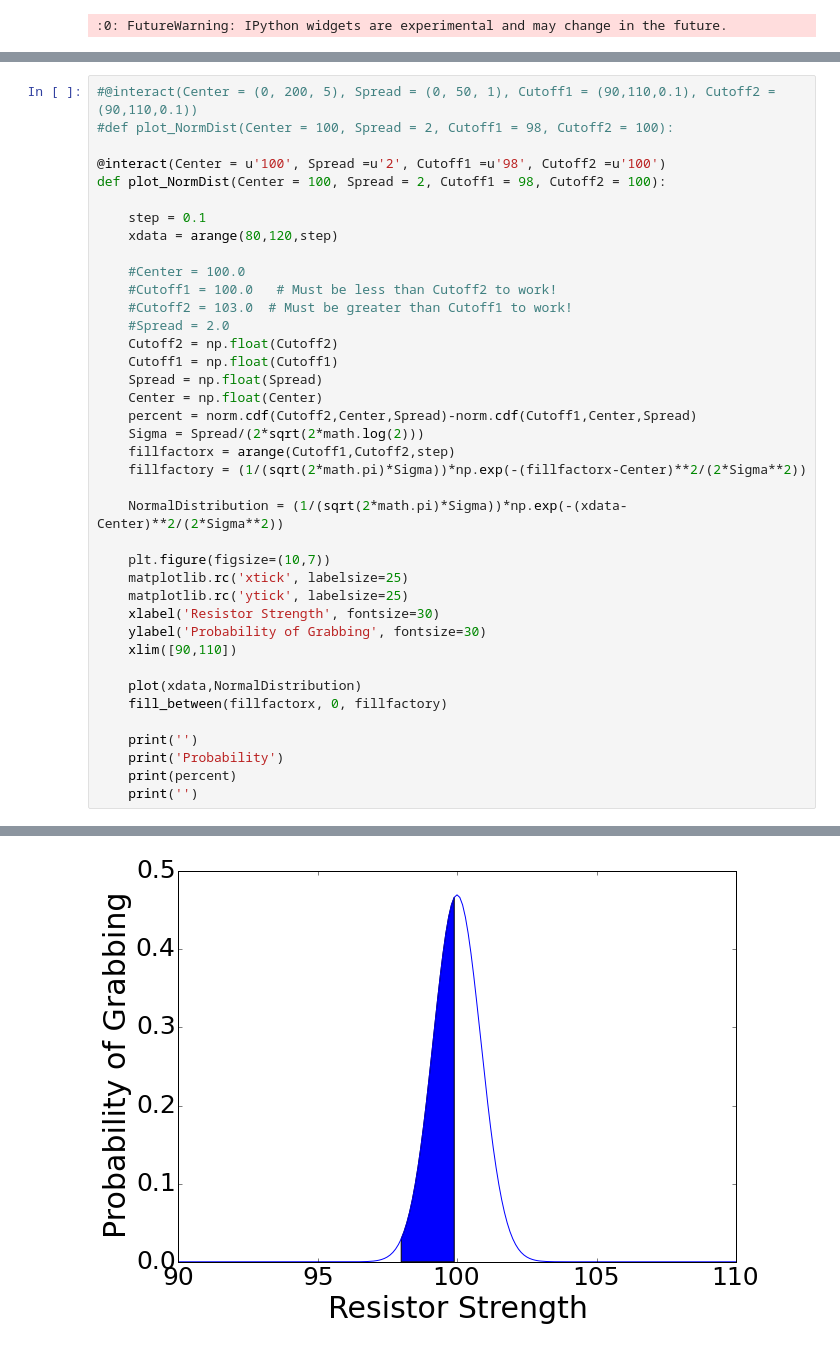
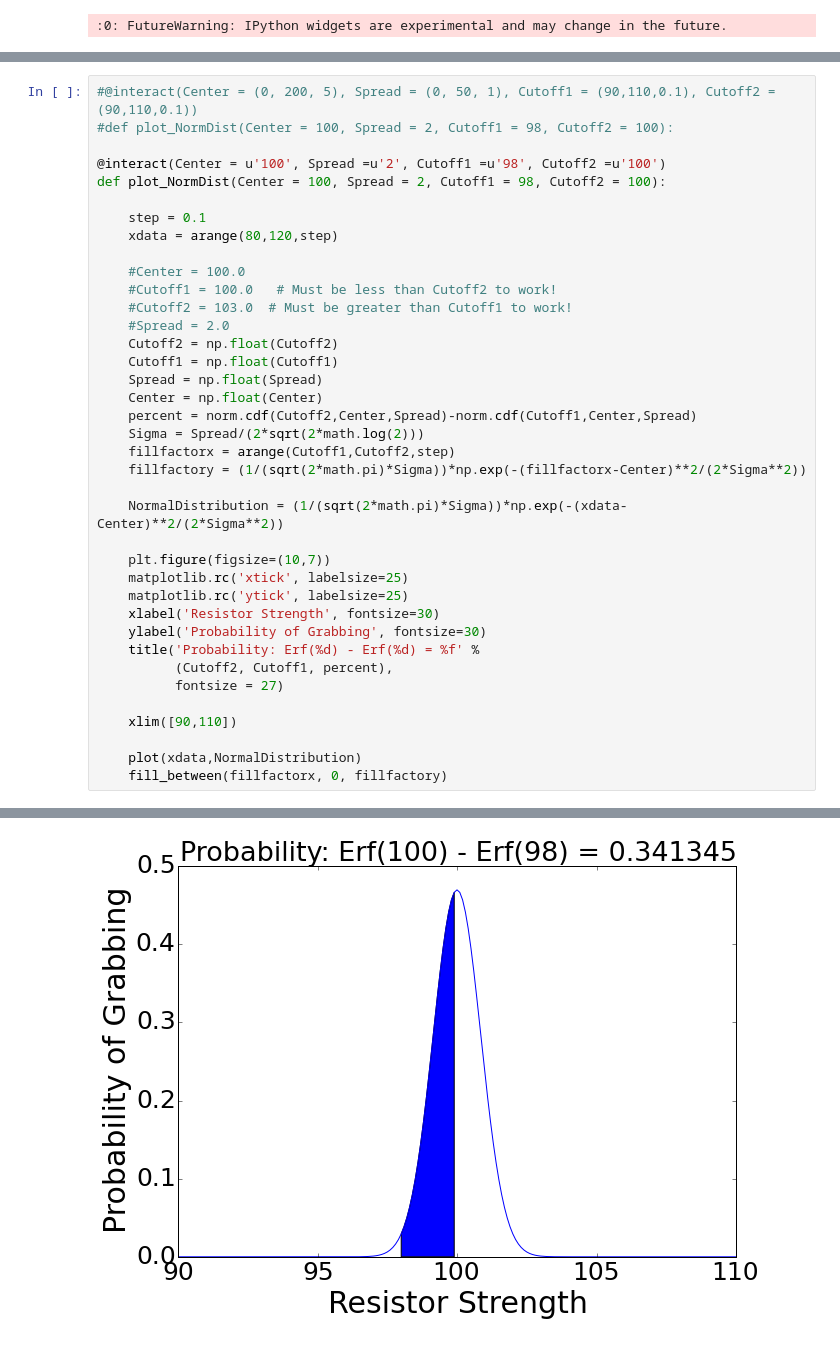
Before and after one commit to UCLA-Chem114/lab_notebooks, a Jupyter notebook: Gaussian and Error Functions.ipynb, the cells around one changed output, grey strips where cells are left out. Drawn from its saved outputs; the diff is of its cells as text.

```diff
--- a/Gaussian and Error Functions.ipynb
+++ b/Gaussian and Error Functions.ipynb
@@ -68,13 +68,12 @@ def plot_NormDist(Center = 100, Spread = 2, Cutoff1 = 98, Cutoff2 = 100):
     matplotlib.rc('ytick', labelsize=25)
     xlabel('Resistor Strength', fontsize=30)
     ylabel('Probability of Grabbing', fontsize=30)
+    title('Probability: Erf(%d) - Erf(%d) = %f' %
+          (Cutoff2, Cutoff1, percent),
+          fontsize = 27)
+
     xlim([90,110])
 
     plot(xdata,NormalDistribution)
     fill_between(fillfactorx, 0, fillfactory)
-
-    print('')
-    print('Probability')
-    print(percent)
-    print('')
 # %% [output]
@@ -83 +80 @@ Probability
-[figure, old version]
+[figure, new version]
```
Also changed, not shown: parts of 3 cells of this notebook.
